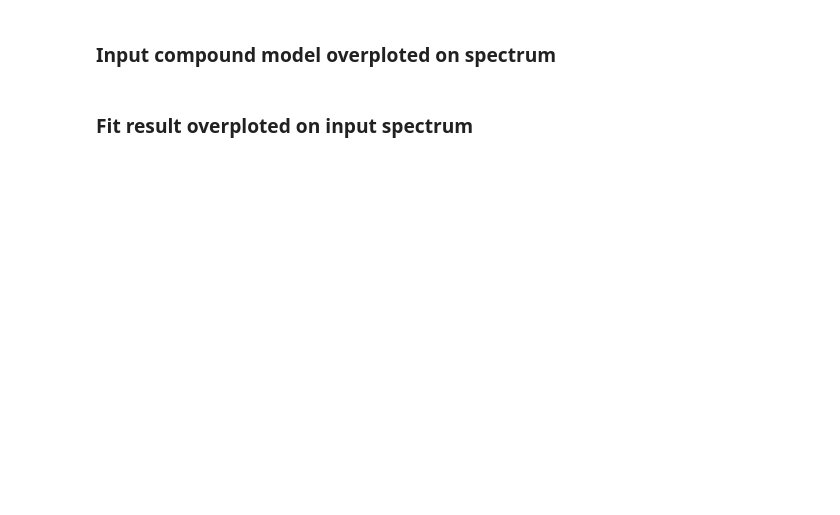
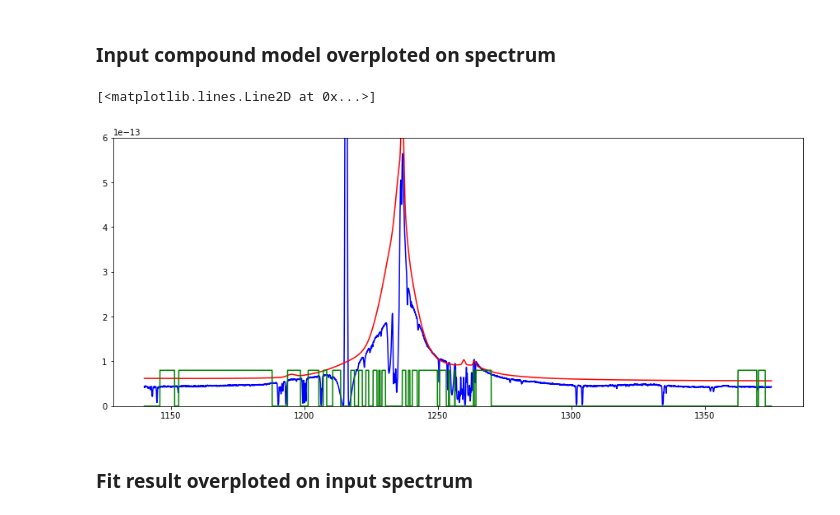
Before and after one commit to ibusko/specfit, a Jupyter notebook: proto/linefit_demo_specutils.ipynb, the cells around one changed output. Drawn from its saved outputs; the diff is of its cells as text; code cells hidden in the pictures; blank space fills up the shorter version.

```diff
--- a/proto/linefit_demo_specutils.ipynb
+++ b/proto/linefit_demo_specutils.ipynb
@@ -217,11 +236,14 @@ print(fit_result)
 # %% [markdown]
 <h3>Input compound model overploted on spectrum</h3>
 # %%
-# plt.gcf().set_size_inches(15.,6.)
-# plt.ylim(0., 6.e-13)
-# plt.plot(spectrum.spectral_axis.data, spectrum.flux.data, 'b')
-# plt.plot(spectrum.spectral_axis.data, compound_model(spectrum.spectral_axis.data), 'r')
-# plt.plot(spectrum.spectral_axis.data, mask*8.E-14, 'g')
+plt.gcf().set_size_inches(15.,6.)
+plt.ylim(0., 6.e-13)
+plt.plot(spectrum.spectral_axis.data, spectrum.flux.data, 'b')
+plt.plot(spectrum.spectral_axis.data, compound_model(spectrum.spectral_axis.data), 'r')
+plt.plot(spectrum.spectral_axis.data, mask*8.E-14, 'g')
+# %% [output]
+[<matplotlib.lines.Line2D at 0x...>]
+[figure, added]
 # %% [markdown]
 <h3>Fit result overploted on input spectrum</h3>
 # %%
```
Also changed, not shown: parts of 13 cells of this notebook.
